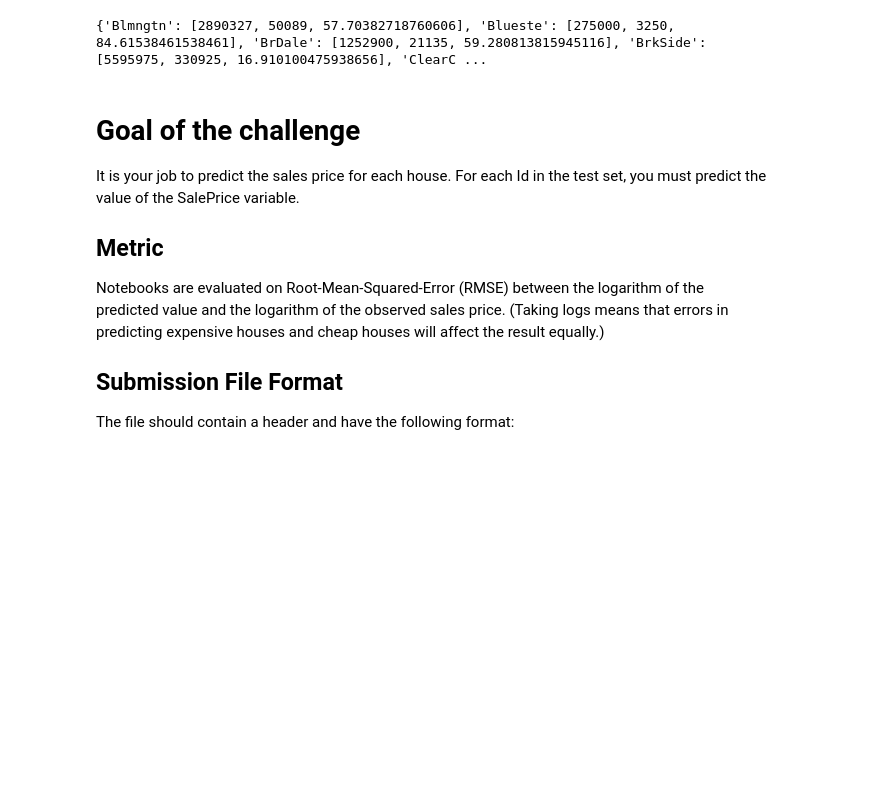
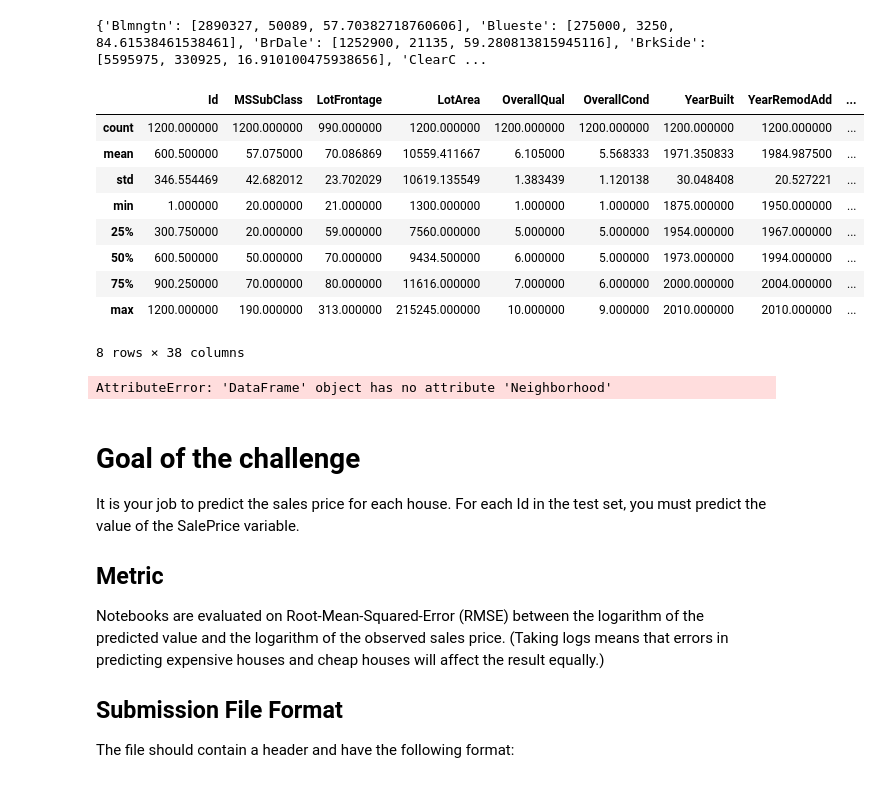
Before and after one commit to Gadiben/AML2018, a Jupyter notebook: Notebooks/challenges/challenge.ipynb, the cells around one changed output. Saved outputs shown, nothing was run; the diff lists cells and outputs as text; code cells hidden in the pictures; blank space fills up the shorter version.

```diff
--- a/Notebooks/challenges/challenge.ipynb
+++ b/Notebooks/challenges/challenge.ipynb
@@ -629,6 +629,23 @@ print(dicStreetPriceAreas)
 {'Blmngtn': [2890327, 50089, 57.70382718760606], 'Blueste': [275000, 3250, 84.61538461538461], 'BrDale': [1252900, 21135, 59.280813815945116], 'BrkSide': [5595975, 330925, 16.910100475938656], 'ClearC ...
 # %%
 pdTData = pd.read_csv(challenge_data_folder+"/train.csv")
+# %%
+pdTData.describe()
+# %% [output]
+|  | Id | MSSubClass | LotFrontage | LotArea | OverallQual | OverallCond | YearBuilt | YearRemodAdd | ... |
+| count | 1200.000000 | 1200.000000 | 990.000000 | 1200.000000 | 1200.000000 | 1200.000000 | 1200.000000 | 1200.000000 | ... |
+| mean | 600.500000 | 57.075000 | 70.086869 | 10559.411667 | 6.105000 | 5.568333 | 1971.350833 | 1984.987500 | ... |
+| std | 346.554469 | 42.682012 | 23.702029 | 10619.135549 | 1.383439 | 1.120138 | 30.048408 | 20.527221 | ... |
+| min | 1.000000 | 20.000000 | 21.000000 | 1300.000000 | 1.000000 | 1.000000 | 1875.000000 | 1950.000000 | ... |
+| 25% | 300.750000 | 20.000000 | 59.000000 | 7560.000000 | 5.000000 | 5.000000 | 1954.000000 | 1967.000000 | ... |
+| 50% | 600.500000 | 50.000000 | 70.000000 | 9434.500000 | 6.000000 | 5.000000 | 1973.000000 | 1994.000000 | ... |
+| 75% | 900.250000 | 70.000000 | 80.000000 | 11616.000000 | 7.000000 | 6.000000 | 2000.000000 | 2004.000000 | ... |
+| max | 1200.000000 | 190.000000 | 313.000000 | 215245.000000 | 10.000000 | 9.000000 | 2010.000000 | 2010.000000 | ... |
+8 rows × 38 columns
+# %%
+pdTData[['Neighborhood','LotArea']].groupby('Neighborhood').count().Neighborhood
+# %% [output]
+AttributeError: 'DataFrame' object has no attribute 'Neighborhood'
 # %% [markdown]
 # Goal of the challenge
 
```
